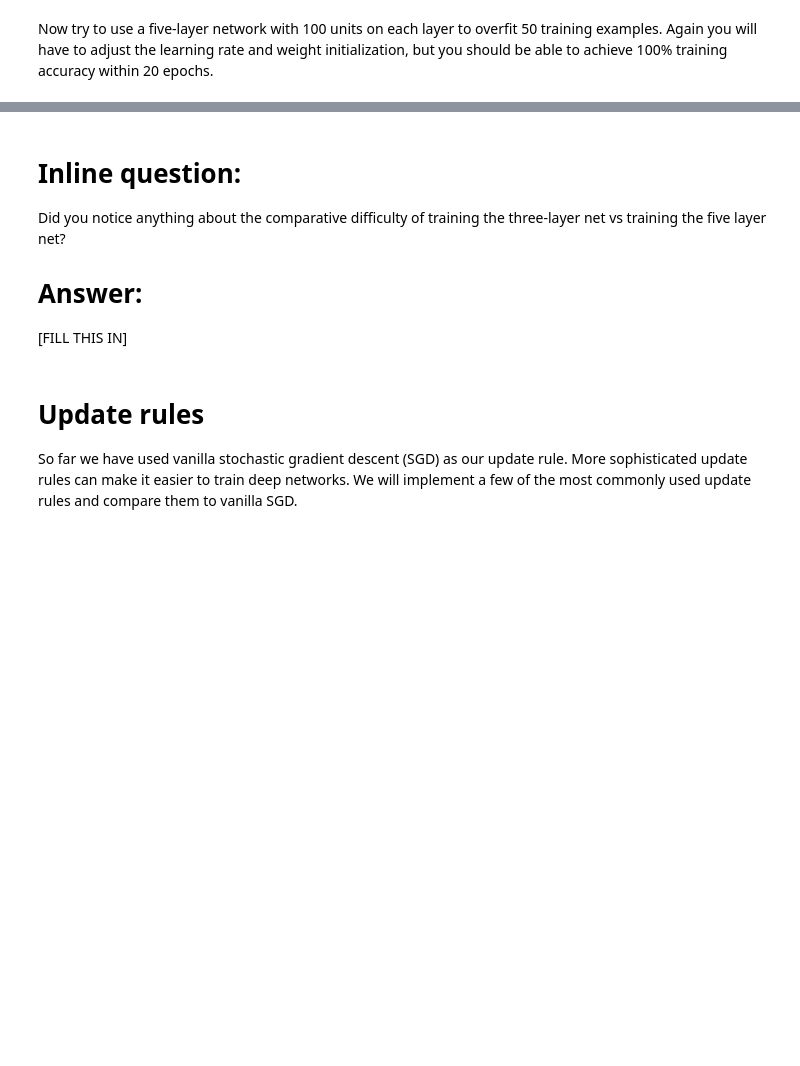
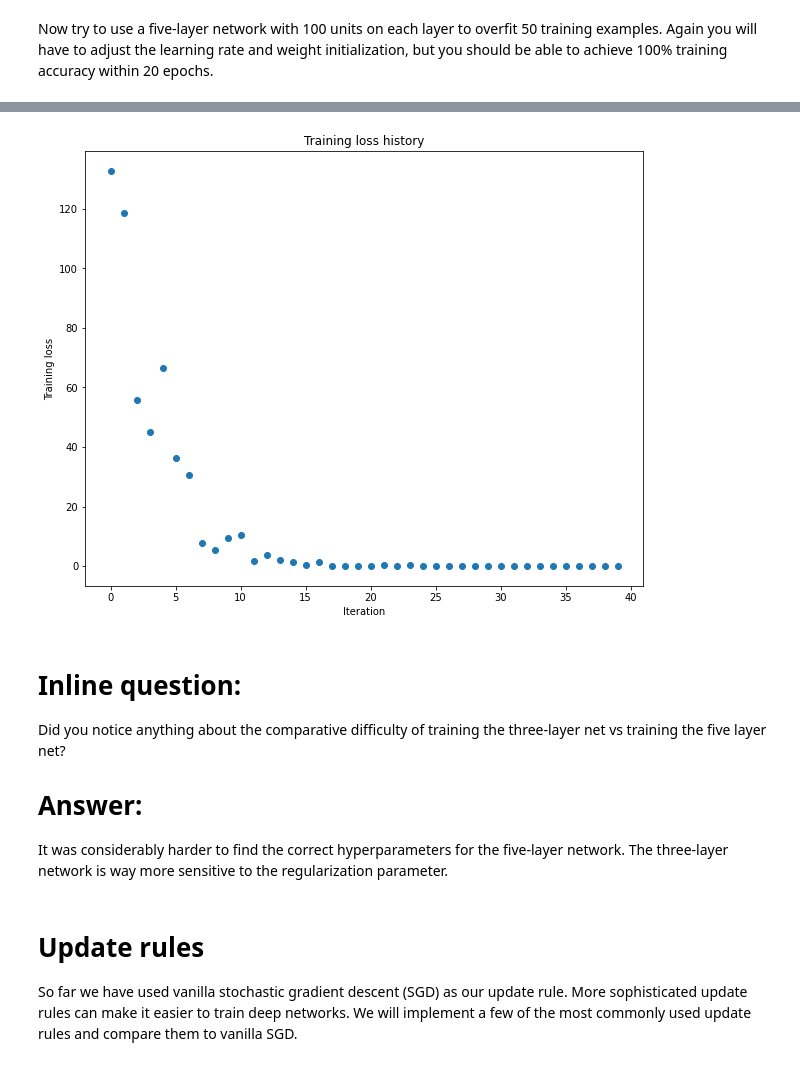
Before and after one commit to axelbr/berkeley-cs182-deep-neural-networks, a Jupyter notebook: hw1/FullyConnectedNets.ipynb, the cells around one changed output, grey strips where cells are left out. Cells and saved outputs as stored; diff of their text form; code cells hidden in the pictures; blank space fills up the shorter version.

```diff
--- a/hw1/FullyConnectedNets.ipynb
+++ b/hw1/FullyConnectedNets.ipynb
@@ -459,8 +487,8 @@ small_data = {
 ############################################################################
 # TODO: Tune these parameters to get 100% train accuracy within 20 epochs. #
 ############################################################################
-learning_rate = 1e-3
-weight_scale = 1e-5
+learning_rate = 1e-3 #1e-3
+weight_scale = 1e-1 #1e-5
 ############################################################################
 #                             END OF YOUR CODE                             #
 ############################################################################
@@ -483,3 +511,4 @@ plt.ylabel('Training loss')
 plt.show()
 
 solver.record_histories_as_npz('submission_logs/overfit_5layer_fc.npz')
+# %% [output]
@@ -486,9 +532,11 @@ solver.record_histories_as_npz('submission_logs/overfit_5layer_fc.npz')
+[figure, added]
 # %% [markdown]
 # Inline question:
 Did you notice anything about the comparative difficulty of training the three-layer net vs training the five layer net?
 
 # Answer:
-[FILL THIS IN]
+It was considerably harder to find the correct hyperparameters for the five-layer network.
+The three-layer network is way more sensitive to the regularization parameter.
 # %% [markdown]
 # Update rules
 So far we have used vanilla stochastic gradient descent (SGD) as our update rule. More sophisticated update rules can make it easier to train deep networks. We will implement a few of the most commonly used update rules and compare them to vanilla SGD.
```
Also changed, not shown: parts of 9 cells of this notebook, 1 other file.
